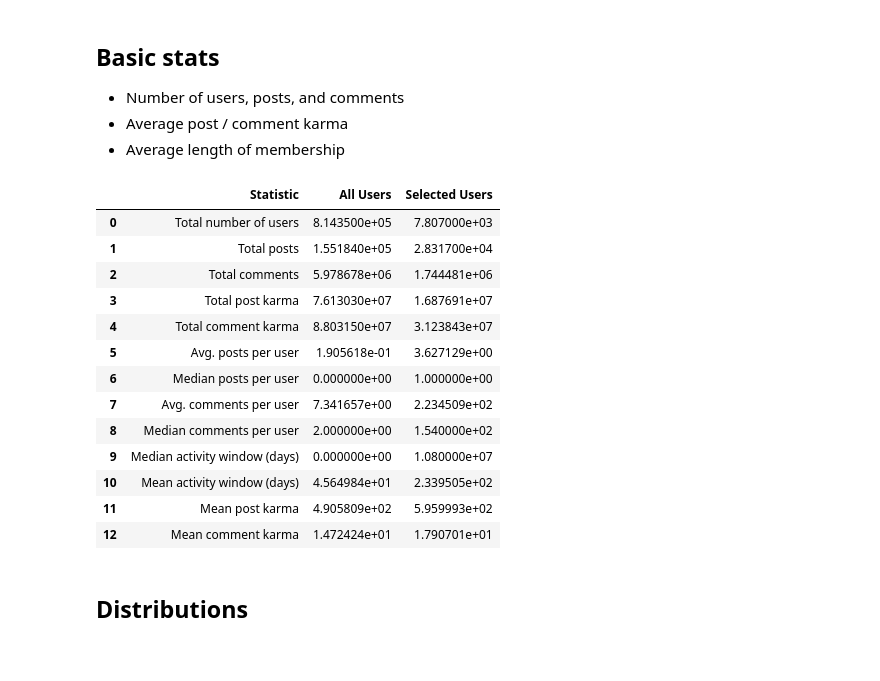
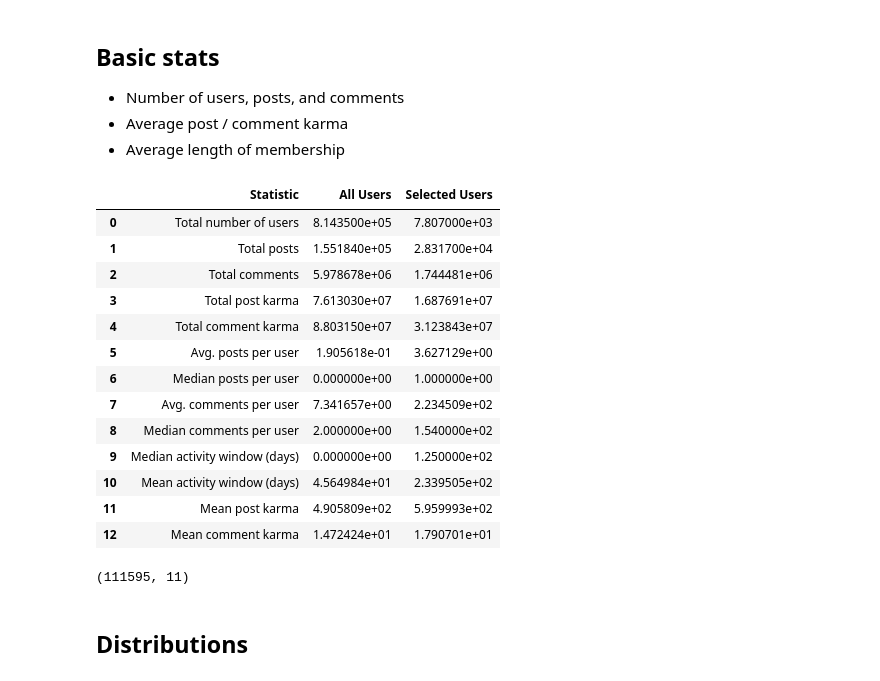
Before and after one commit to alu13/Antiwork_Analysis, a Jupyter notebook: src/user_networks/analysis/descriptive_user_stats.ipynb, the cells around one changed output. Drawn from its saved outputs; the diff is of its cells as text; code cells hidden in the pictures.

Commit message:
More basic user statistics

```diff
--- a/src/user_networks/analysis/descriptive_user_stats.ipynb
+++ b/src/user_networks/analysis/descriptive_user_stats.ipynb
@@ -49,35 +59,35 @@ def get_basic_stats(df):
             pl.col("no_posts").median().alias("Median posts per user"),
             pl.col("no_comments").mean().alias("Avg. comments per user"),
             pl.col("no_comments").median().alias("Median comments per user"),
-            (pl.col("last_date") - pl.col("first_date")).median().alias("Median activity window (days)"),
+            ((pl.col("last_date") - pl.col("first_date")) / 3600 / 24).median().alias("Median activity window (days)"),
             ((pl.col("last_date") - pl.col("first_date")) / 3600 / 24).mean().alias("Mean activity window (days)")
         ]).with_columns([
             (pl.col("Total post karma") / pl.col("Total posts")).mean().alias("Mean post karma"),
             (pl.col("Total comment karma") / pl.col("Total comments")).median().alias("Mean comment karma")
         ]).collect().transpose(include_header=True, header_name="Statistic")
     return stats
 
 basic_stats_all = get_basic_stats(users)
 basic_stats_selected = get_basic_stats(selected_users)
 
 df1 = basic_stats_all.to_pandas().set_index("Statistic").rename({"column_0": "All Users"}, axis=1)
 df2 = basic_stats_selected.to_pandas().set_index("Statistic").rename({"column_0": "Selected Users"}, axis=1)
 
 joined_df = df1.join(df2).reset_index()
 
 joined_df
 # %% [output]
 |  | Statistic | All Users | Selected Users |
 | 0 | Total number of users | 8.143500e+05 | 7.807000e+03 |
 | 1 | Total posts | 1.551840e+05 | 2.831700e+04 |
 | 2 | Total comments | 5.978678e+06 | 1.744481e+06 |
 | 3 | Total post karma | 7.613030e+07 | 1.687691e+07 |
 | 4 | Total comment karma | 8.803150e+07 | 3.123843e+07 |
 | 5 | Avg. posts per user | 1.905618e-01 | 3.627129e+00 |
 | 6 | Median posts per user | 0.000000e+00 | 1.000000e+00 |
 | 7 | Avg. comments per user | 7.341657e+00 | 2.234509e+02 |
 | 8 | Median comments per user | 2.000000e+00 | 1.540000e+02 |
-| 9 | Median activity window (days) | 0.000000e+00 | 1.080000e+07 |
+| 9 | Median activity window (days) | 0.000000e+00 | 1.250000e+02 |
 | 10 | Mean activity window (days) | 4.564984e+01 | 2.339505e+02 |
 | 11 | Mean post karma | 4.905809e+02 | 5.959993e+02 |
 | 12 | Mean comment karma | 1.472424e+01 | 1.790701e+01 |
@@ -88,6 +98,11 @@ lx.save_lx_table(
     data=joined_df, headers=["Statistic", "All users", "Selected users"],
     precision= ".2f"
 )
+# %%
+users.filter(pl.col("no_posts") >= 10).shape
+users.filter(pl.col("no_comments") >= 10).shape
+# %% [output]
+(111595, 11)
 # %% [markdown]
 ## Distributions
 # %%
```
Also changed, not shown: parts of 4 cells of this notebook, 6 other files.
